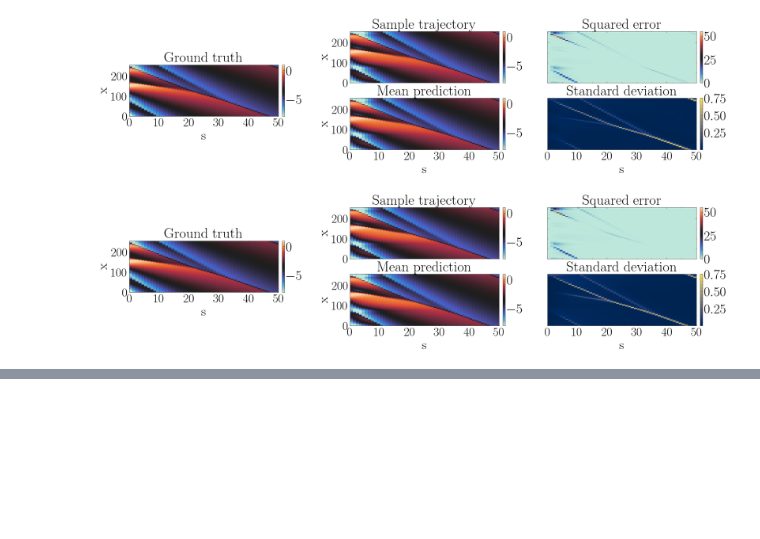
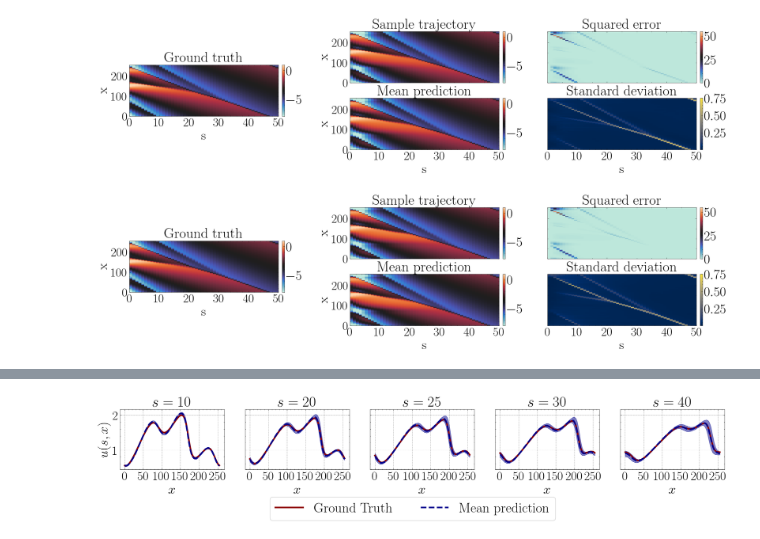
Before and after one commit to Philipp238/diffusionUQ, a Jupyter notebook: evaluation/burgers.ipynb, the cells around one changed output, grey strips where cells are left out. Drawn from its saved outputs; the diff is of its cells as text; code cells hidden in the pictures; blank space fills up the shorter version.

```diff
--- a/evaluation/burgers.ipynb
+++ b/evaluation/burgers.ipynb
@@ -143,0 +190,4 @@ plot_predictions(truth, sample, "sample")
+# %%
+plot_marginals(truth, mvnormal, "mvnormal")
+# %% [output]
+[figure, added]
```
Also changed, not shown: parts of 6 cells of this notebook, 36 other files.
